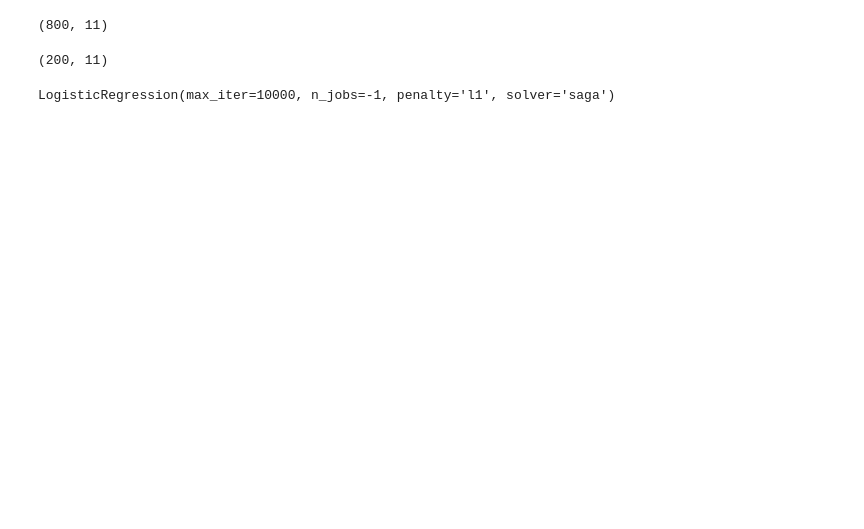
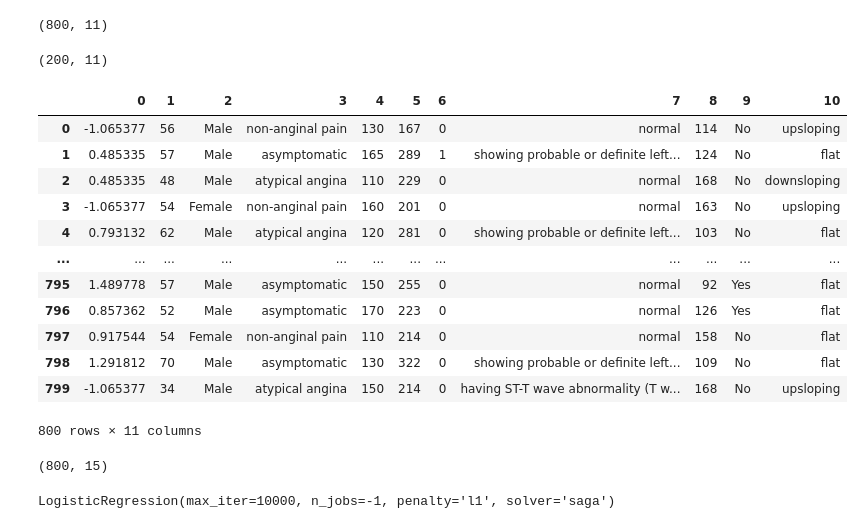
Before and after one commit to amanchauhan813/Logistic-Regression-on-Heart-Disease-Dataset, a Jupyter notebook: Logistic_Regression.ipynb, the cells around one changed output. Drawn from its saved outputs; the diff is of its cells as text; code cells hidden in the pictures; blank space fills up the shorter version.

Commit message:
Fixed Bug where Power transformer was applied on wrong Column

```diff
--- a/Logistic_Regression.ipynb
+++ b/Logistic_Regression.ipynb
@@ -387,6 +387,6 @@ trf2=ColumnTransformer([
     ('pt',PowerTransformer(method='yeo-johnson'),[9])
 ],remainder='passthrough')
 # %%
-trf1=ColumnTransformer([
-    ('ohe',OneHotEncoder(drop='first',sparse_output=False,handle_unknown='ignore'),[1,2,6,8,10])
+trf2=ColumnTransformer([
+    ('ohe',OneHotEncoder(drop='first',sparse_output=False,handle_unknown='ignore'),[2,3,7,9,10])
 ],remainder='passthrough')
@@ -393,10 +397,24 @@ trf1=ColumnTransformer([
 # %%
 
-#x=trf2.fit_transform(x_train)
+x=trf1.fit_transform(x_train)
 # %%
-#x1=pd.DataFrame(x)
+x1=pd.DataFrame(x)
 # %%
-#x1
+x1
+# %% [output]
+|  | 0 | 1 | 2 | 3 | 4 | 5 | 6 | 7 | 8 | 9 | 10 |
+| 0 | -1.065377 | 56 | Male | non-anginal pain | 130 | 167 | 0 | normal | 114 | No | upsloping |
+| 1 | 0.485335 | 57 | Male | asymptomatic | 165 | 289 | 1 | showing probable or definite left... | 124 | No | flat |
+| 2 | 0.485335 | 48 | Male | atypical angina | 110 | 229 | 0 | normal | 168 | No | downsloping |
+| 3 | -1.065377 | 54 | Female | non-anginal pain | 160 | 201 | 0 | normal | 163 | No | upsloping |
+| 4 | 0.793132 | 62 | Male | atypical angina | 120 | 281 | 0 | showing probable or definite left... | 103 | No | flat |
+| ... | ... | ... | ... | ... | ... | ... | ... | ... | ... | ... | ... |
+| 795 | 1.489778 | 57 | Male | asymptomatic | 150 | 255 | 0 | normal | 92 | Yes | flat |
+| 796 | 0.857362 | 52 | Male | asymptomatic | 170 | 223 | 0 | normal | 126 | Yes | flat |
+| 797 | 0.917544 | 54 | Female | non-anginal pain | 110 | 214 | 0 | normal | 158 | No | flat |
+| 798 | 1.291812 | 70 | Male | asymptomatic | 130 | 322 | 0 | showing probable or definite left... | 109 | No | flat |
+| 799 | -1.065377 | 34 | Male | atypical angina | 150 | 214 | 0 | having ST-T wave abnormality (T w... | 168 | No | upsloping |
+800 rows × 11 columns
 # %%
 from sklearn.pipeline import make_pipeline
 # %%
@@ -404,6 +422,10 @@ pipe=make_pipeline(trf1,trf2)
 # %%
 x_train_tran=pipe.fit_transform(x_train)
 x_test_tran=pipe.transform(x_test)
+# %%
+x_train_tran.shape
+# %% [output]
+(800, 15)
 # %%
 #from sklearn.preprocessing import PolynomialFeatures
 #poly=PolynomialFeatures(degree=2)
```
Also changed, not shown: parts of 8 cells of this notebook.
